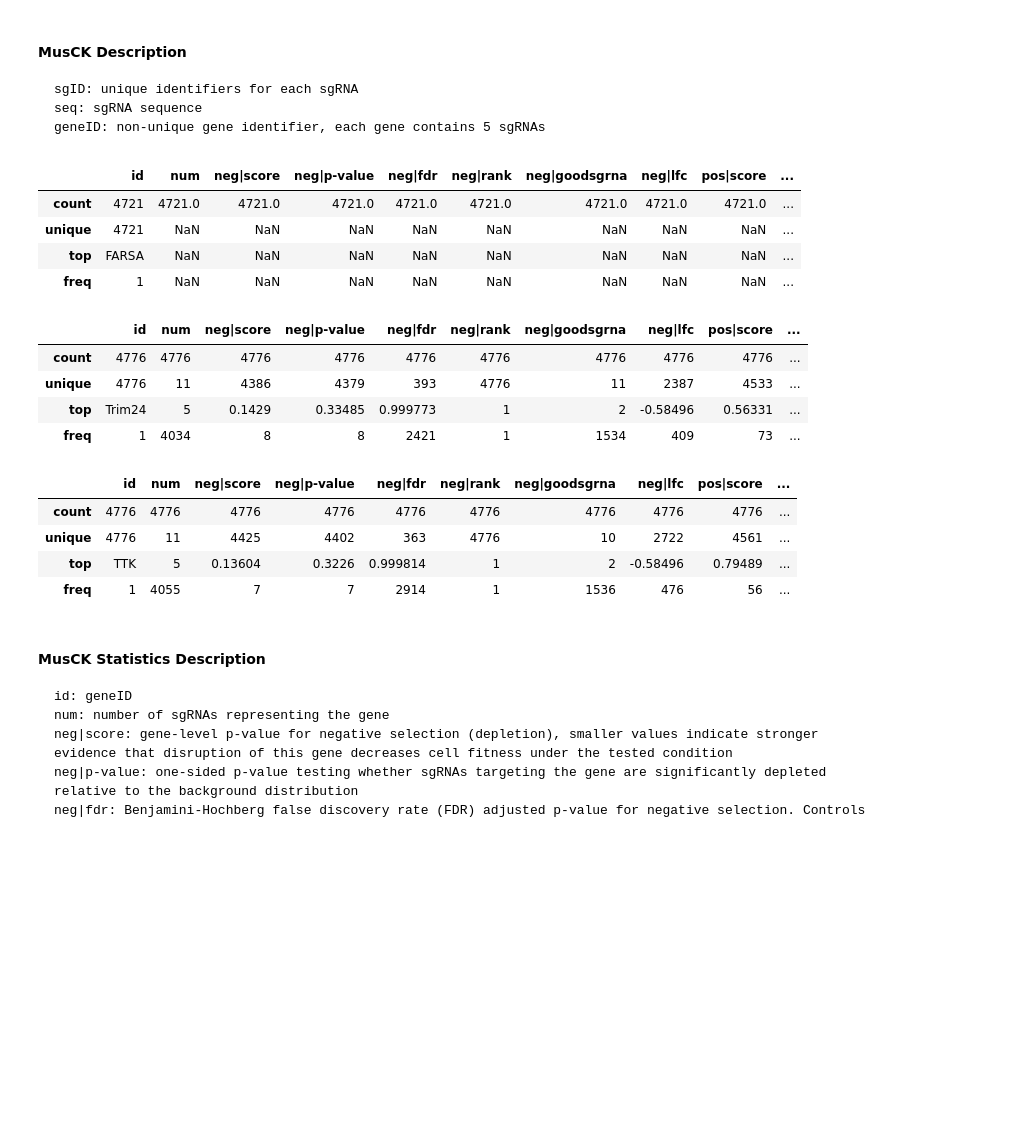
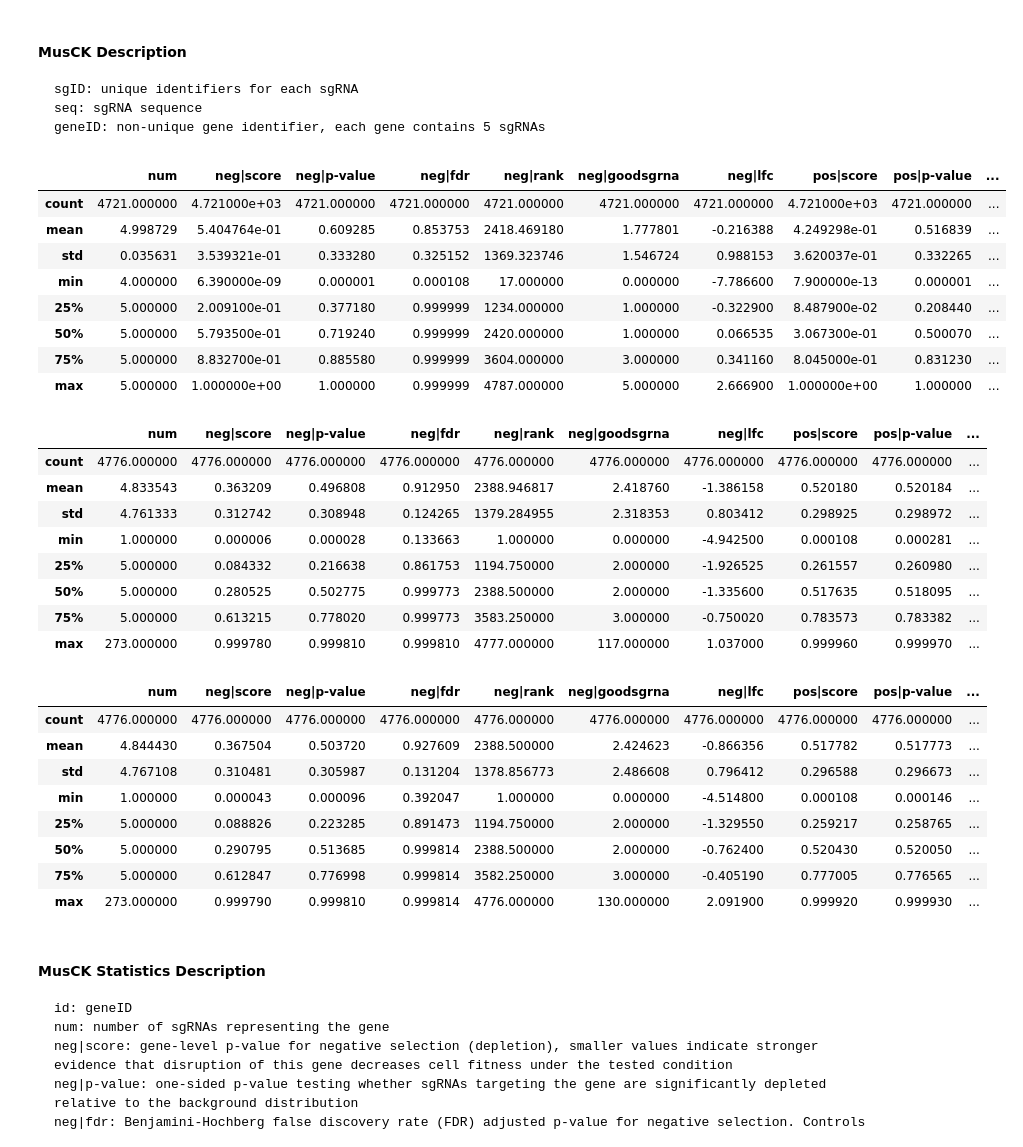
Before and after one commit to AWEyre7147/mouse-crispr-cop1-cell2021-replication, a Jupyter notebook: notebooks/Cop1-E3ligase-2021.ipynb, the cells around one changed output. Cells and saved outputs as stored; diff of their text form; code cells hidden in the pictures; blank space fills up the shorter version.

Commit message:
Completed MAGeCK Parsing Functionality

```diff
--- a/notebooks/Cop1-E3ligase-2021.ipynb
+++ b/notebooks/Cop1-E3ligase-2021.ipynb
@@ -93,9 +93,6 @@ def parse_mageck_results(
 
         subset = df.iloc[:, list(range(start_idx, end_idx))].copy()
 
-        if reset_index:
-            subset = subset.reset_index(drop = True)
-
         if header:
             comparison_name = str(subset.columns[0]).strip()
             subset.columns = subset.iloc[0]
@@ -103,6 +100,21 @@ def parse_mageck_results(
         else:
             comparison_name = f"comparison_{comparison_idx + 1}"
 
+        # Clean column names
+        subset.columns = subset.columns.astype(str).str.strip()
+
+        # Fix possible malformed id column
+        if subset.columns[0] != "id":
+            subset = subset.rename(columns={subset.columns[0]: "id"})
+
+        # Convert MAGeCK statistic columns to numeric
+        for col in subset.columns:
+            if col != "id":
+                subset[col] = pd.to_numeric(subset[col], errors="coerce")
+
+        if reset_index:
+            subset = subset.reset_index(drop = True)
+
         mageck_results[comparison_name] = subset
 
     return mageck_results
@@ -142,36 +154,48 @@ MusCK_invivo = parse_mageck_results(MusCK_S3_invivo, header = True)
 # %%
 # =============================================================================
 # In Vitro Data.
 # =============================================================================
-MusCK_invitro['comparison_1'].describe(include = 'all').iloc[np.arange(0,4),:]
+MusCK_invitro['comparison_1'].describe()
 # %% [output]
-|  | id | num | neg|score | neg|p-value | neg|fdr | neg|rank | neg|goodsgrna | neg|lfc | pos|score | ... |
-| count | 4721 | 4721.0 | 4721.0 | 4721.0 | 4721.0 | 4721.0 | 4721.0 | 4721.0 | 4721.0 | ... |
-| unique | 4721 | NaN | NaN | NaN | NaN | NaN | NaN | NaN | NaN | ... |
-| top | FARSA | NaN | NaN | NaN | NaN | NaN | NaN | NaN | NaN | ... |
-| freq | 1 | NaN | NaN | NaN | NaN | NaN | NaN | NaN | NaN | ... |
+|  | num | neg|score | neg|p-value | neg|fdr | neg|rank | neg|goodsgrna | neg|lfc | pos|score | pos|p-value | ... |
+| count | 4721.000000 | 4.721000e+03 | 4721.000000 | 4721.000000 | 4721.000000 | 4721.000000 | 4721.000000 | 4.721000e+03 | 4721.000000 | ... |
+| mean | 4.998729 | 5.404764e-01 | 0.609285 | 0.853753 | 2418.469180 | 1.777801 | -0.216388 | 4.249298e-01 | 0.516839 | ... |
+| std | 0.035631 | 3.539321e-01 | 0.333280 | 0.325152 | 1369.323746 | 1.546724 | 0.988153 | 3.620037e-01 | 0.332265 | ... |
+| min | 4.000000 | 6.390000e-09 | 0.000001 | 0.000108 | 17.000000 | 0.000000 | -7.786600 | 7.900000e-13 | 0.000001 | ... |
+| 25% | 5.000000 | 2.009100e-01 | 0.377180 | 0.999999 | 1234.000000 | 1.000000 | -0.322900 | 8.487900e-02 | 0.208440 | ... |
+| 50% | 5.000000 | 5.793500e-01 | 0.719240 | 0.999999 | 2420.000000 | 1.000000 | 0.066535 | 3.067300e-01 | 0.500070 | ... |
+| 75% | 5.000000 | 8.832700e-01 | 0.885580 | 0.999999 | 3604.000000 | 3.000000 | 0.341160 | 8.045000e-01 | 0.831230 | ... |
+| max | 5.000000 | 1.000000e+00 | 1.000000 | 0.999999 | 4787.000000 | 5.000000 | 2.666900 | 1.000000e+00 | 1.000000 | ... |
 # %%
 # =============================================================================
 # In Vivo Data - BALB/c VS. BALB/c Foxn1nu/nu.
 # =============================================================================
-MusCK_invivo['BALB/c VS. BALB/c Foxn1nu/nu'].describe(include = 'all').iloc[np.arange(0,4),:]
+MusCK_invivo['BALB/c VS. BALB/c Foxn1nu/nu'].describe()
 # %% [output]
-|  | id | num | neg|score | neg|p-value | neg|fdr | neg|rank | neg|goodsgrna | neg|lfc | pos|score | ... |
-| count | 4776 | 4776 | 4776 | 4776 | 4776 | 4776 | 4776 | 4776 | 4776 | ... |
-| unique | 4776 | 11 | 4386 | 4379 | 393 | 4776 | 11 | 2387 | 4533 | ... |
-| top | Trim24 | 5 | 0.1429 | 0.33485 | 0.999773 | 1 | 2 | -0.58496 | 0.56331 | ... |
-| freq | 1 | 4034 | 8 | 8 | 2421 | 1 | 1534 | 409 | 73 | ... |
+|  | num | neg|score | neg|p-value | neg|fdr | neg|rank | neg|goodsgrna | neg|lfc | pos|score | pos|p-value | ... |
+| count | 4776.000000 | 4776.000000 | 4776.000000 | 4776.000000 | 4776.000000 | 4776.000000 | 4776.000000 | 4776.000000 | 4776.000000 | ... |
+| mean | 4.833543 | 0.363209 | 0.496808 | 0.912950 | 2388.946817 | 2.418760 | -1.386158 | 0.520180 | 0.520184 | ... |
+| std | 4.761333 | 0.312742 | 0.308948 | 0.124265 | 1379.284955 | 2.318353 | 0.803412 | 0.298925 | 0.298972 | ... |
+| min | 1.000000 | 0.000006 | 0.000028 | 0.133663 | 1.000000 | 0.000000 | -4.942500 | 0.000108 | 0.000281 | ... |
+| 25% | 5.000000 | 0.084332 | 0.216638 | 0.861753 | 1194.750000 | 2.000000 | -1.926525 | 0.261557 | 0.260980 | ... |
+| 50% | 5.000000 | 0.280525 | 0.502775 | 0.999773 | 2388.500000 | 2.000000 | -1.335600 | 0.517635 | 0.518095 | ... |
+| 75% | 5.000000 | 0.613215 | 0.778020 | 0.999773 | 3583.250000 | 3.000000 | -0.750020 | 0.783573 | 0.783382 | ... |
+| max | 273.000000 | 0.999780 | 0.999810 | 0.999810 | 4777.000000 | 117.000000 | 1.037000 | 0.999960 | 0.999970 | ... |
 # %%
 # =============================================================================
 # In Vivo Data - BALB/c +OVA VS. BALB/c Foxn1nu/nu.
 # =============================================================================
-MusCK_invivo['BALB/c +OVA VS. BALB/c Foxn1nu/nu'].describe(include = 'all').iloc[np.arange(0,4),:]
+MusCK_invivo['BALB/c +OVA VS. BALB/c Foxn1nu/nu'].describe()
 # %% [output]
-|  | id | num | neg|score | neg|p-value | neg|fdr | neg|rank | neg|goodsgrna | neg|lfc | pos|score | ... |
-| count | 4776 | 4776 | 4776 | 4776 | 4776 | 4776 | 4776 | 4776 | 4776 | ... |
-| unique | 4776 | 11 | 4425 | 4402 | 363 | 4776 | 10 | 2722 | 4561 | ... |
-| top | TTK | 5 | 0.13604 | 0.3226 | 0.999814 | 1 | 2 | -0.58496 | 0.79489 | ... |
-| freq | 1 | 4055 | 7 | 7 | 2914 | 1 | 1536 | 476 | 56 | ... |
+|  | num | neg|score | neg|p-value | neg|fdr | neg|rank | neg|goodsgrna | neg|lfc | pos|score | pos|p-value | ... |
+| count | 4776.000000 | 4776.000000 | 4776.000000 | 4776.000000 | 4776.000000 | 4776.000000 | 4776.000000 | 4776.000000 | 4776.000000 | ... |
+| mean | 4.844430 | 0.367504 | 0.503720 | 0.927609 | 2388.500000 | 2.424623 | -0.866356 | 0.517782 | 0.517773 | ... |
+| std | 4.767108 | 0.310481 | 0.305987 | 0.131204 | 1378.856773 | 2.486608 | 0.796412 | 0.296588 | 0.296673 | ... |
+| min | 1.000000 | 0.000043 | 0.000096 | 0.392047 | 1.000000 | 0.000000 | -4.514800 | 0.000108 | 0.000146 | ... |
+| 25% | 5.000000 | 0.088826 | 0.223285 | 0.891473 | 1194.750000 | 2.000000 | -1.329550 | 0.259217 | 0.258765 | ... |
+| 50% | 5.000000 | 0.290795 | 0.513685 | 0.999814 | 2388.500000 | 2.000000 | -0.762400 | 0.520430 | 0.520050 | ... |
+| 75% | 5.000000 | 0.612847 | 0.776998 | 0.999814 | 3582.250000 | 3.000000 | -0.405190 | 0.777005 | 0.776565 | ... |
+| max | 273.000000 | 0.999790 | 0.999810 | 0.999814 | 4776.000000 | 130.000000 | 2.091900 | 0.999920 | 0.999930 | ... |
 # %% [markdown]
 #### MusCK Statistics Description
 
```
Also changed, not shown: parts of 3 cells of this notebook.
